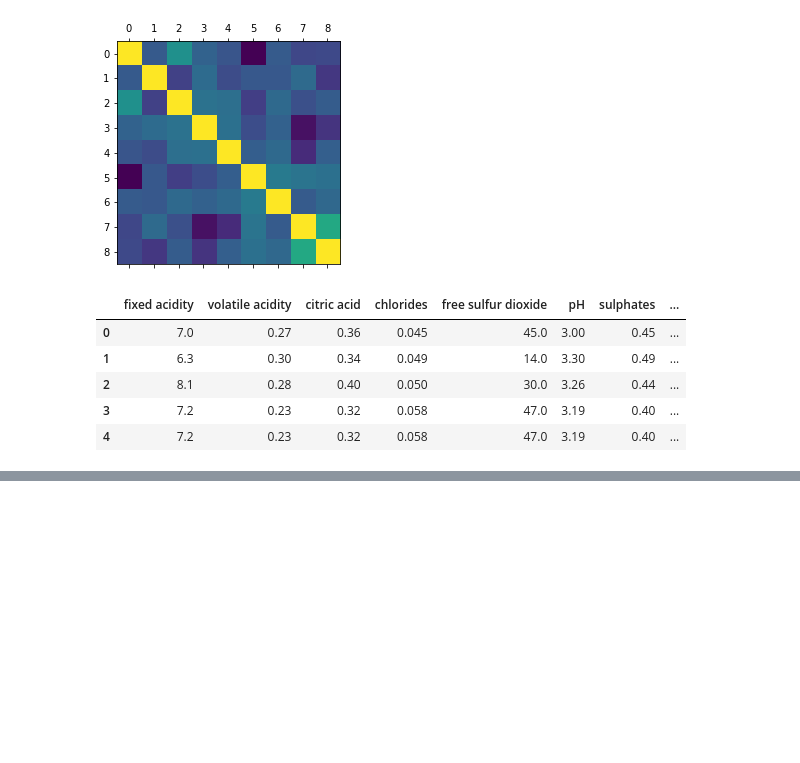
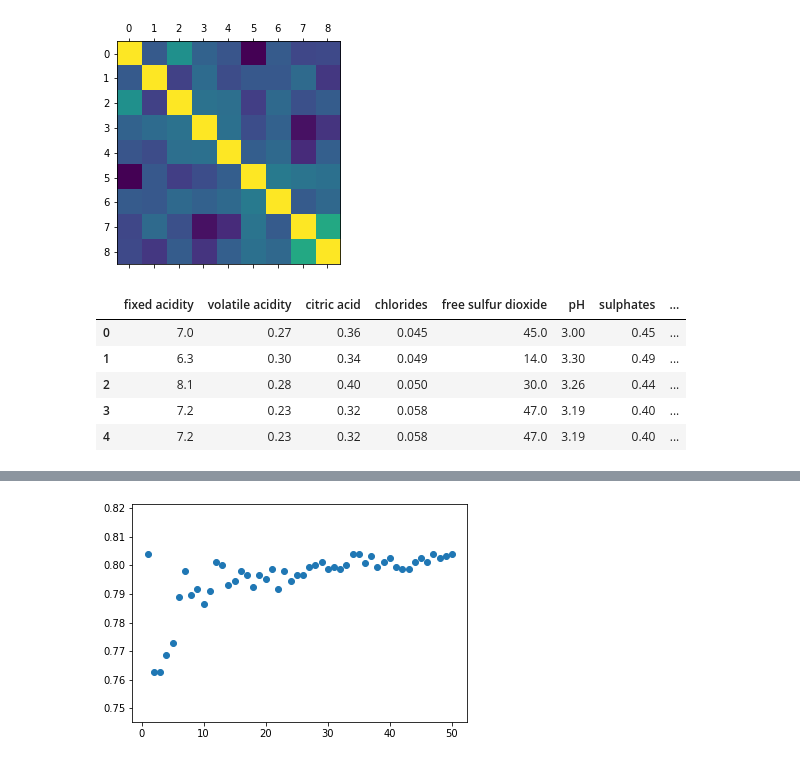
Before and after one commit to jstevenr/wine-classification-python, a Jupyter notebook: wine-quality.ipynb, the cells around one changed output, grey strips where cells are left out. Drawn from its saved outputs; the diff is of its cells as text; code cells hidden in the pictures; blank space fills up the shorter version.

```diff
--- a/wine-quality.ipynb
+++ b/wine-quality.ipynb
@@ -159,0 +200,27 @@ cv_results = cross_val_score(pipeline, X, y, cv = kf, scoring = "accuracy", n_jo
+# %%
+# initialize dataFrame to store accuracy rates and AUC for different values of k
+
+knn_df = pd.DataFrame(index = range(1,51), columns = ['k', 'AccuracyRate', 'AUC'])
+knn_df = knn_df.fillna(0)
+knn_df.k = range(1,51)
+# %%
+for k in range(1,50):
+    # Fit the kNN classifier
+    clf_knn = neighbors.KNeighborsClassifier(n_neighbors = k, weights = "distance") # creating the classifier
+    clf_knn.fit(X_train, y_train)
+    knn_pred = clf_knn.predict(X_test) # predicting with the test set
+
+    # Calculate AUC
+    probs = clf_knn.predict_proba(X_test)
+    preds = probs[:,1]
+    fpr, tpr, threshold = metrics.roc_curve(y_test, preds)
+    roc_auc = metrics.auc(fpr, tpr)
+
+    # Fill the DataFrame with metrics
+    knn_df.AccuracyRate.iloc[[k]] = metrics.accuracy_score(y_test, knn_pred)
+    knn_df.AUC.iloc[[k]] = roc_auc
+# %%
+plt.scatter(knn_df['k'], knn_df['AccuracyRate'])
+plt.show()
+# %% [output]
+[figure, added]
```
Also changed, not shown: parts of 11 cells of this notebook.
